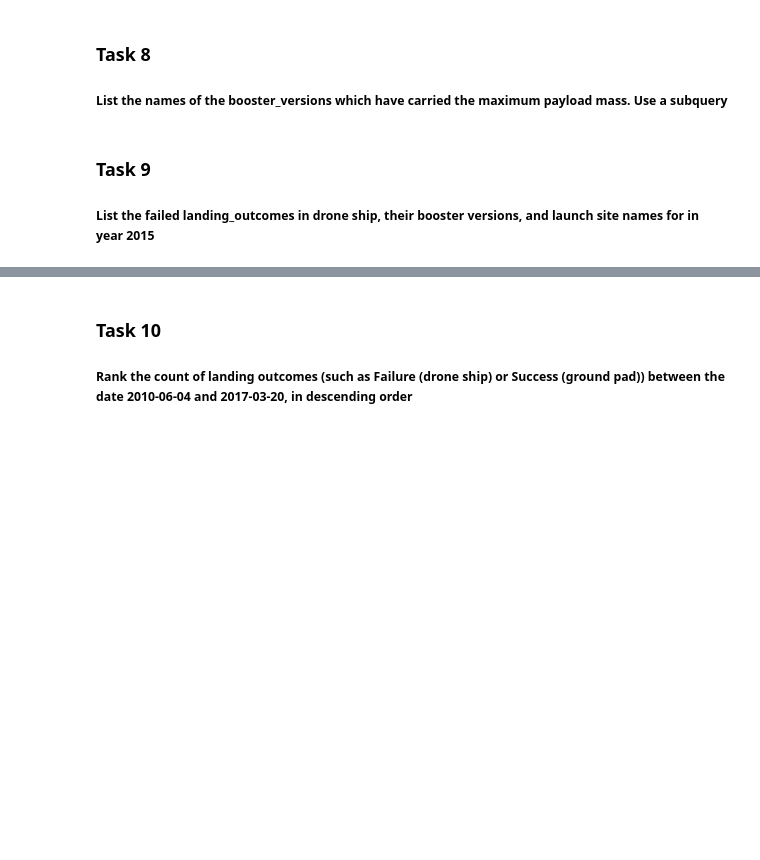
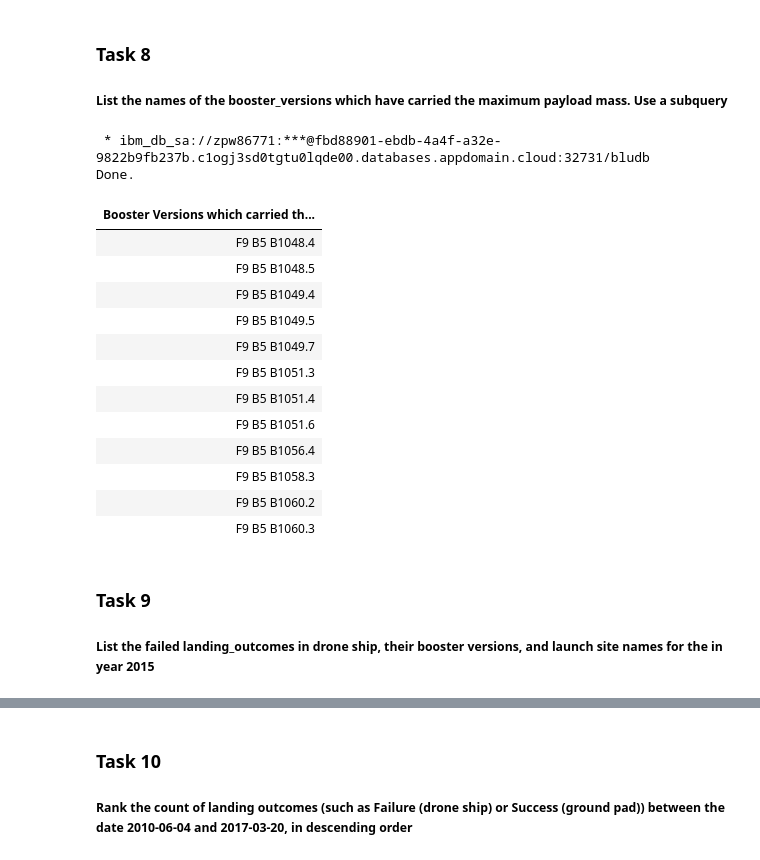
Before and after one commit to nitin7478/Coursera-ML-Project, a Jupyter notebook: Week2(1)_EDA_SQL.ipynb, the cells around one changed output, grey strips where cells are left out. Cells and saved outputs as stored; diff of their text form; code cells hidden in the pictures; blank space fills up the shorter version.

```diff
--- a/Week2(1)_EDA_SQL.ipynb
+++ b/Week2(1)_EDA_SQL.ipynb
@@ -275,6 +237,24 @@ _Hint:Use min function_
 ##### List the   names of the booster_versions which have carried the maximum payload mass. Use a subquery
+# %%
+%sql SELECT DISTINCT BOOSTER_VERSION AS "Booster Versions which carried the Maximum Payload Mass" FROM SPACEX \
+WHERE PAYLOAD_MASS__KG_ =(SELECT MAX(PAYLOAD_MASS__KG_) FROM SPACEX);
+# %% [output]
+ * ibm_db_sa://zpw86771:***@fbd88901-ebdb-4a4f-a32e-9822b9fb237b.c1ogj3sd0tgtu0lqde00.databases.appdomain.cloud:32731/bludb
+Done.
+| Booster Versions which carried th... |
+| F9 B5 B1048.4 |
+| F9 B5 B1048.5 |
+| F9 B5 B1049.4 |
+| F9 B5 B1049.5 |
+| F9 B5 B1049.7 |
+| F9 B5 B1051.3 |
+| F9 B5 B1051.4 |
+| F9 B5 B1051.6 |
+| F9 B5 B1056.4 |
+| F9 B5 B1058.3 |
+| F9 B5 B1060.2 |
+| F9 B5 B1060.3 |
 # %% [markdown]
 ### Task 9
 
-
-##### List the failed landing_outcomes in drone ship, their booster versions, and launch site names for in year 2015
+##### List the failed landing_outcomes in drone ship, their booster versions, and launch site names for the in year 2015
```
Also changed, not shown: parts of 33 cells of this notebook.
